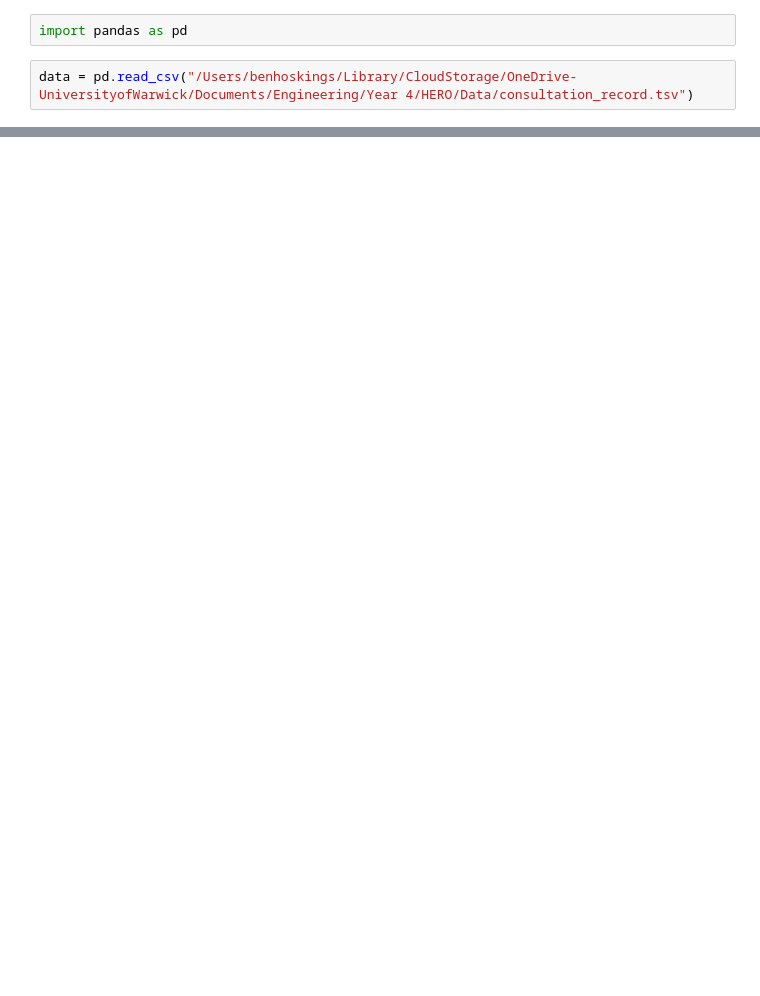
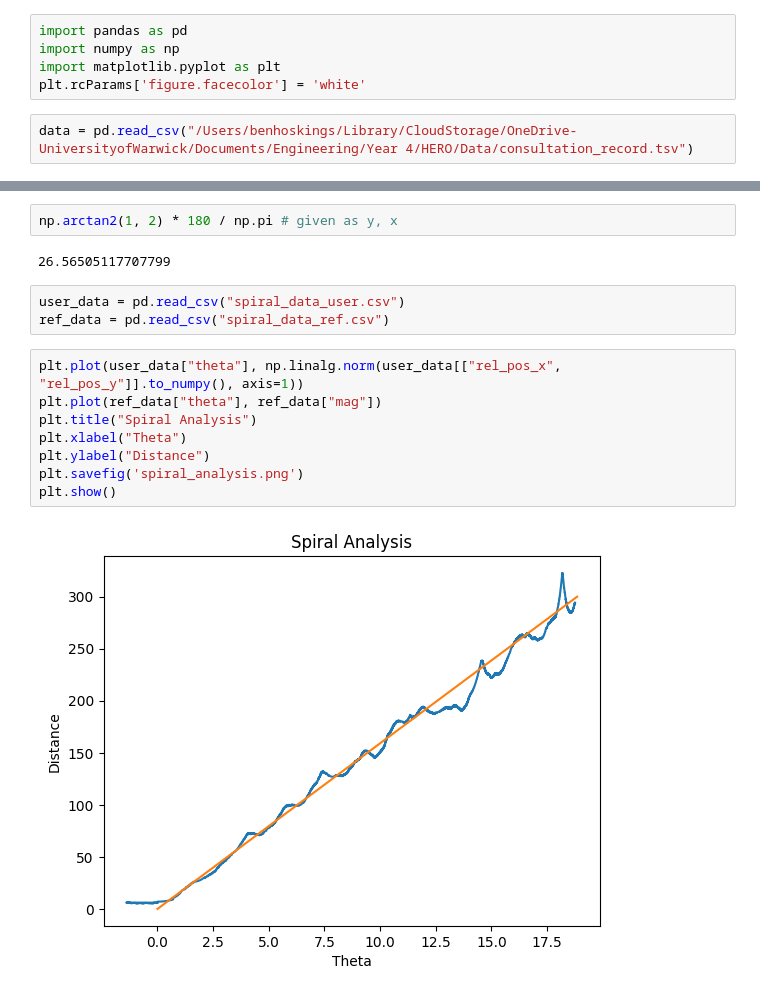
Before and after one commit to H-E-R-O-System/hero-monitor, a Jupyter notebook: testing.ipynb, the cells around one changed output, grey strips where cells are left out. Drawn from its saved outputs; the diff is of its cells as text; blank space fills up the shorter version.

Commit message:
create theta-distance spiral graph

```diff
--- a/testing.ipynb
+++ b/testing.ipynb
@@ -1,5 +1,8 @@
 # %%
 import pandas as pd
+import numpy as np
+import matplotlib.pyplot as plt
+plt.rcParams['figure.facecolor'] = 'white'
 # %%
 data = pd.read_csv("/Users/benhoskings/Library/CloudStorage/OneDrive-UniversityofWarwick/Documents/Engineering/Year 4/HERO/Data/consultation_record.tsv")
 # %%
@@ -13,0 +21,17 @@ data.head()
+# %%
+np.arctan2(1, 2) * 180 / np.pi # given as y, x
+# %% [output]
+26.56505117707799
+# %%
+user_data = pd.read_csv("spiral_data_user.csv")
+ref_data = pd.read_csv("spiral_data_ref.csv")
+# %%
+plt.plot(user_data["theta"], np.linalg.norm(user_data[["rel_pos_x", "rel_pos_y"]].to_numpy(), axis=1))
+plt.plot(ref_data["theta"], ref_data["mag"])
+plt.title("Spiral Analysis")
+plt.xlabel("Theta")
+plt.ylabel("Distance")
+plt.savefig('spiral_analysis.png')
+plt.show()
+# %% [output]
+[figure, added]
```
Also changed, not shown: parts of 1 cell of this notebook, 3 other files.
